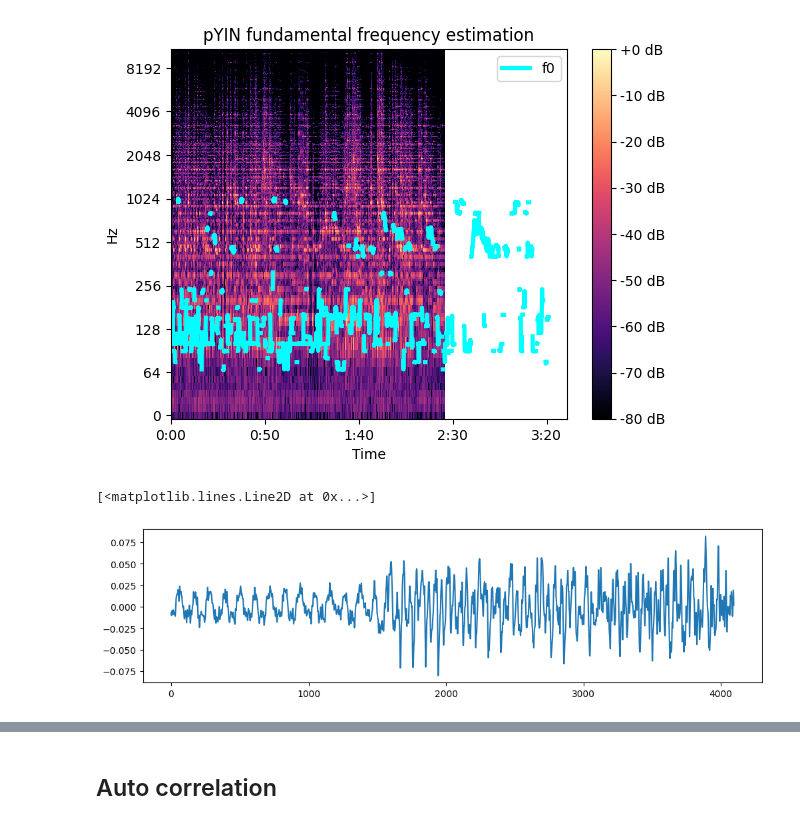
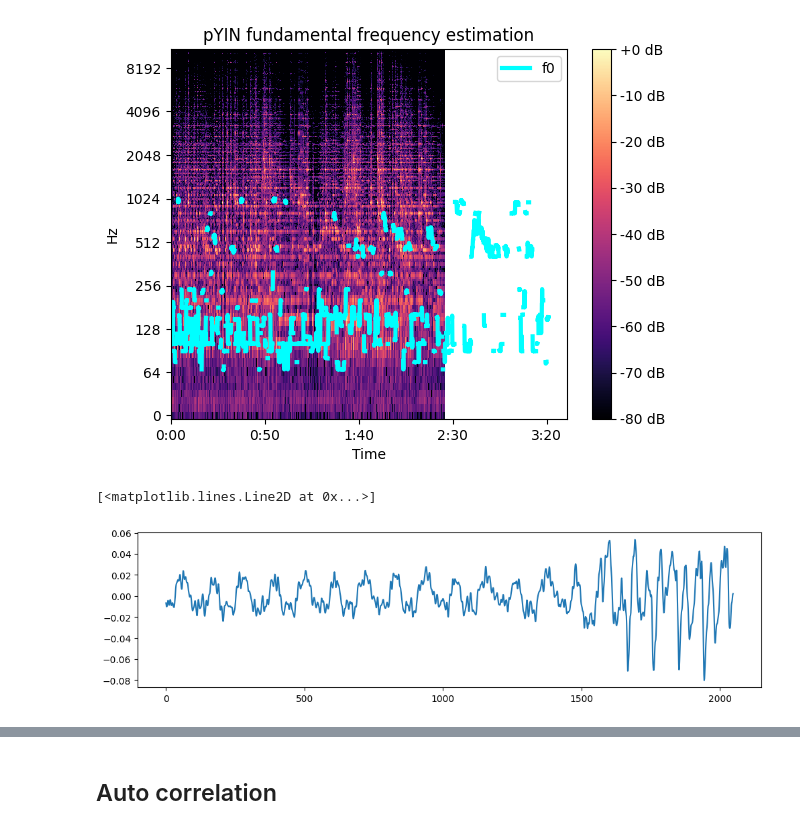
Before and after one commit to amin-dehghanghanatkaman/VocalBiomarker_Pipeline, a Jupyter notebook: vocal_scratch/pitch.ipynb, the cells around one changed output, grey strips where cells are left out. Cells and saved outputs as stored; diff of their text form; code cells hidden in the pictures.

```diff
--- a/vocal_scratch/pitch.ipynb
+++ b/vocal_scratch/pitch.ipynb
@@ -65,14 +65,14 @@ x, sr = librosa.load("Jane.mp3", sr=16000, mono=False)
 x = x[0, :]
 # %%
 i0 = int(sr*31)
-frame = 8191
+frame = 4096
 win = frame//2
 xf = x[i0:i0+frame]
 plt.figure(figsize=(12, 3))
 plt.plot(xf[0:win])
 # %% [output]
 [<matplotlib.lines.Line2D at 0x...>]
-[figure, old version]
+[figure, new version]
 # %%
 ipd.Audio(np.concatenate([xf]*10), rate=sr)
 # %% [output]
```
Also changed, not shown: parts of 5 cells of this notebook.
